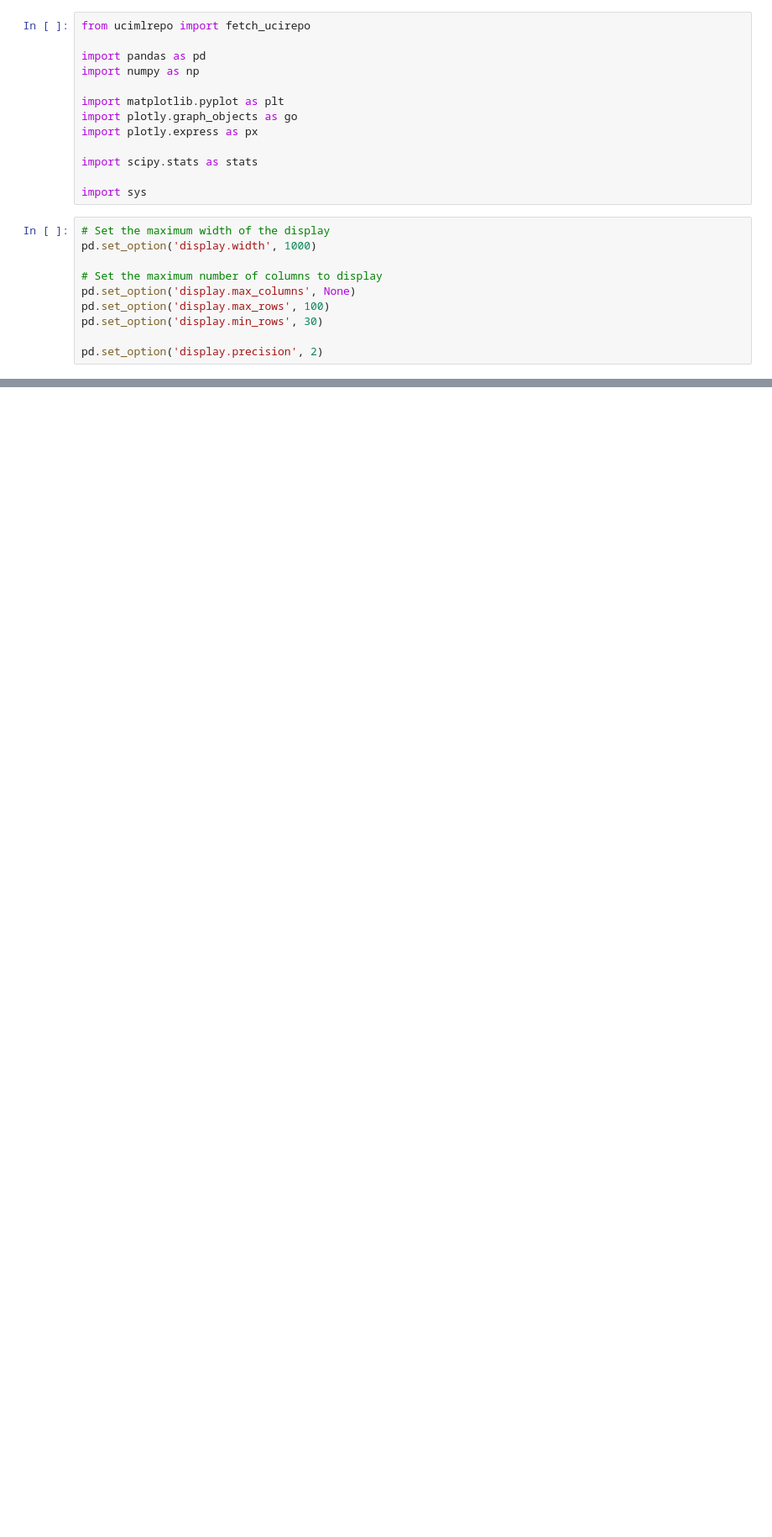
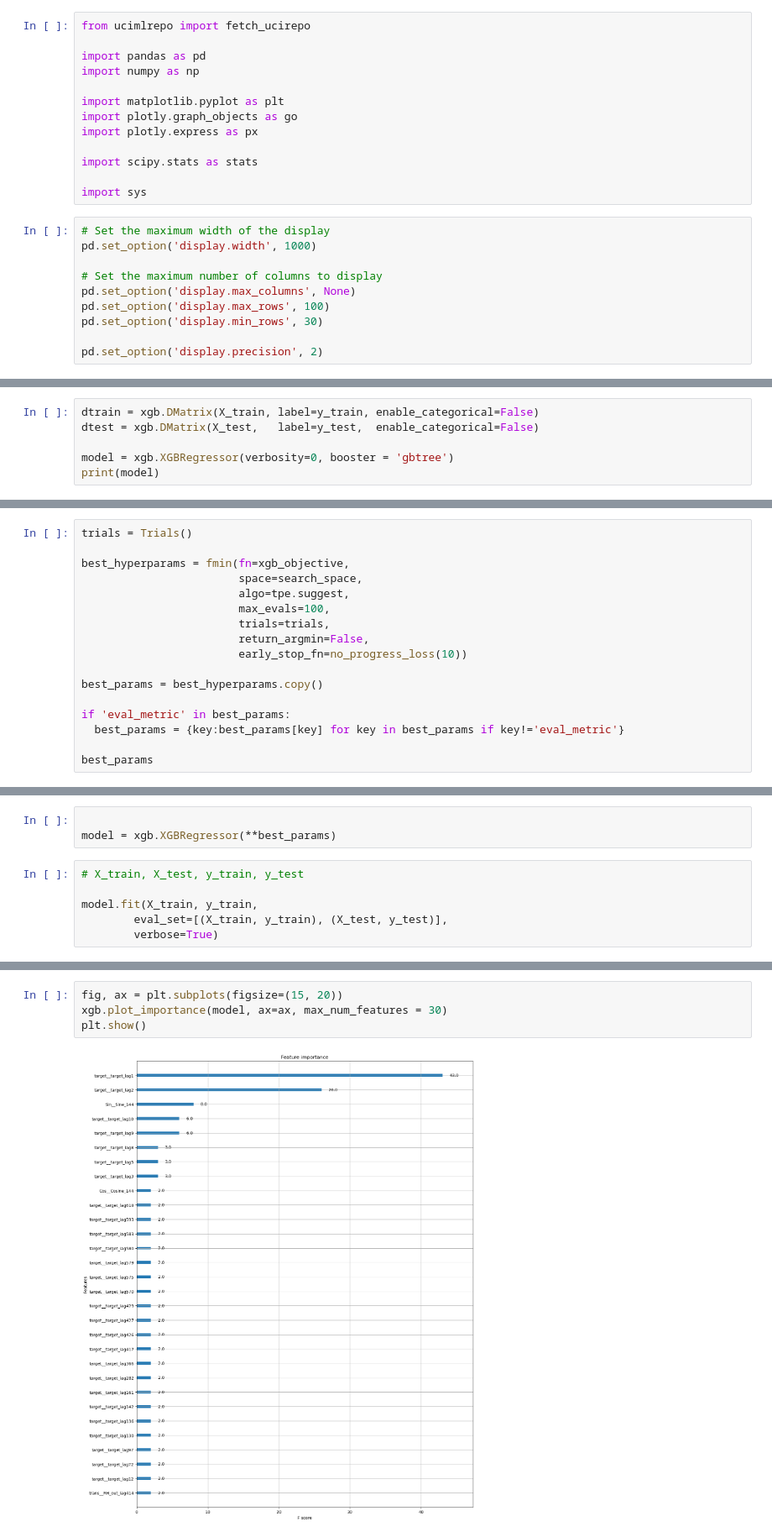
Before and after one commit to bruno2009/Project-Appliances-Energy-Prediction, a Jupyter notebook: Studying-target-2.ipynb, the cells around one changed output, grey strips where cells are left out. Shown at 84% size. Drawn from its saved outputs; the diff is of its cells as text; blank space fills up the shorter version.

```diff
--- a/Studying-target-2.ipynb
+++ b/Studying-target-2.ipynb
@@ -239,0 +267,6 @@ X
+# %%
+dtrain = xgb.DMatrix(X_train, label=y_train, enable_categorical=False)
+dtest = xgb.DMatrix(X_test,   label=y_test,  enable_categorical=False)
+
+model = xgb.XGBRegressor(verbosity=0, booster = 'gbtree')
+print(model)
@@ -239,0 +336,17 @@ X
+# %%
+trials = Trials()
+
+best_hyperparams = fmin(fn=xgb_objective,
+                        space=search_space,
+                        algo=tpe.suggest,
+                        max_evals=100,
+                        trials=trials,
+                        return_argmin=False,
+                        early_stop_fn=no_progress_loss(10))
+
+best_params = best_hyperparams.copy()
+
+if 'eval_metric' in best_params:
+  best_params = {key:best_params[key] for key in best_params if key!='eval_metric'}
+
+best_params
@@ -239,0 +390,9 @@ X
+# %%
+
+model = xgb.XGBRegressor(**best_params)
+# %%
+# X_train, X_test, y_train, y_test
+
+model.fit(X_train, y_train,
+        eval_set=[(X_train, y_train), (X_test, y_test)],
+        verbose=True)
@@ -239,0 +485,6 @@ X
+# %%
+fig, ax = plt.subplots(figsize=(15, 20))
+xgb.plot_importance(model, ax=ax, max_num_features = 30)
+plt.show()
+# %% [output]
+[figure, added]
```
Also changed, not shown: parts of 34 cells of this notebook, 2 other files.
